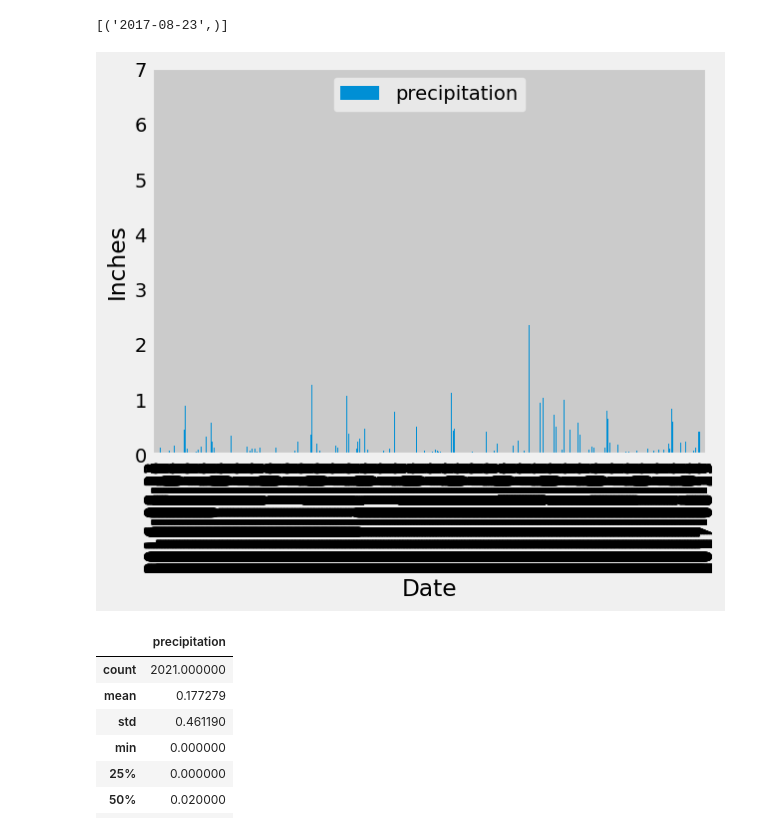
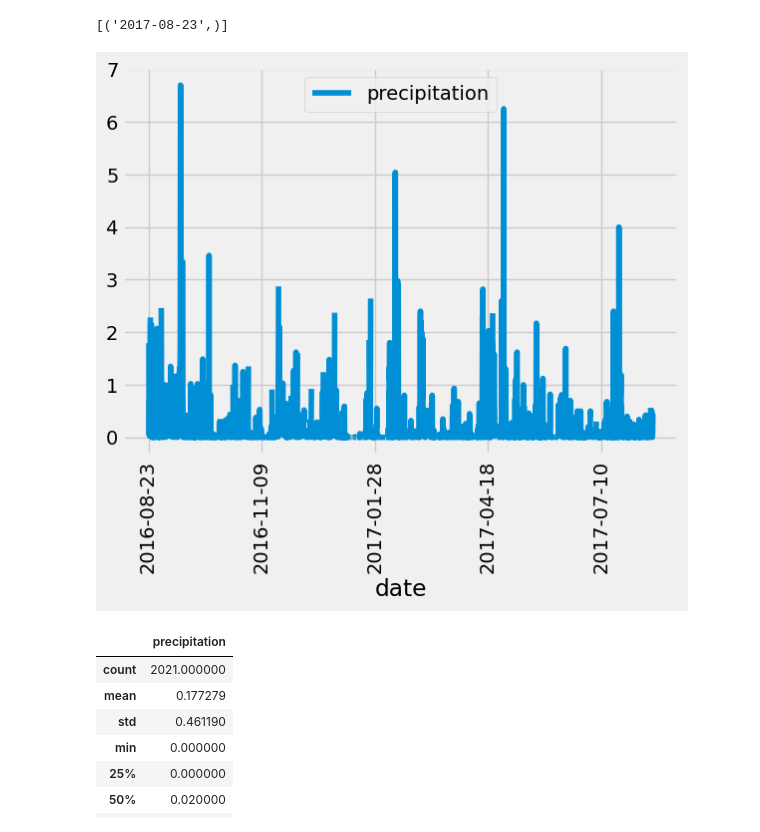
Before and after one commit to xc1614/sqlalchemy-challenge, a Jupyter notebook: SurfsUp/climate_starter.ipynb, the cells around one changed output. Drawn from its saved outputs; the diff is of its cells as text; code cells hidden in the pictures.

```diff
--- a/SurfsUp/climate_starter.ipynb
+++ b/SurfsUp/climate_starter.ipynb
@@ -45,38 +45,38 @@ engine.execute('SELECT max(date)FROM Measurement').fetchall()
 # %%
 # Design a query to retrieve the last 12 months of precipitation data and plot the results.
 # Starting from the most recent data point in the database.
 
 # Calculate the date one year from the last date in data set.
 # Perform a query to retrieve the data and precipitation scores
 prev_year = dt.date(2017, 8, 23) - dt.timedelta(days=365)
 precip_df = Session.query(Measurement.date, Measurement.prcp).filter(Measurement.date >= prev_year).all()
 
 # precip_data = Session.query(Measurement.date, Measurement.prcp).filter(Measurement.date >= '2016-08-23').filter(Measurement.date <= '2017-08-23').all()
 
 
 
 # Save the query results as a Pandas DataFrame. Explicitly set the column names
 precip_df = pd.DataFrame(precip_df, columns=['date', 'precipitation'])
 
 # # Sort the dataframe by date
-precip_df.set_index('date', inplace=True)
+# precip_df.set_index('date', inplace=True)
 
 # # Sort the dataframe by date
 
-precip_df=precip_df.sort_values(by='date').dropna()
+# precip_df=precip_df.sort_values(by='date').dropna()
 # precip_df
-
+precip_df=precip_df.sort_values('date')
 # Use Pandas Plotting with Matplotlib to plot the data
-
-precip_df.plot(kind='bar',rot=90)
+precip_df.plot(x='date', y='precipitation', rot=90)
+# precip_df.plot(kind='bar',rot=90)
 # plt.ylim(0,7)
-# plt.xlim(0,100)
-plt.xlabel('Date')
-plt.ylabel('Inches')
-# plt.tight_layout
+# plt.xlim(0,10)
+# plt.xlabel('Date')
+# plt.ylabel('Inches')
+# plt.tight_layout()
 plt.show()
 # %% [output]
-[figure, old version]
+[figure, new version]
 # %%
 # Use Pandas to calculate the summary statistics for the precipitation data
 precip_df.describe()
```
